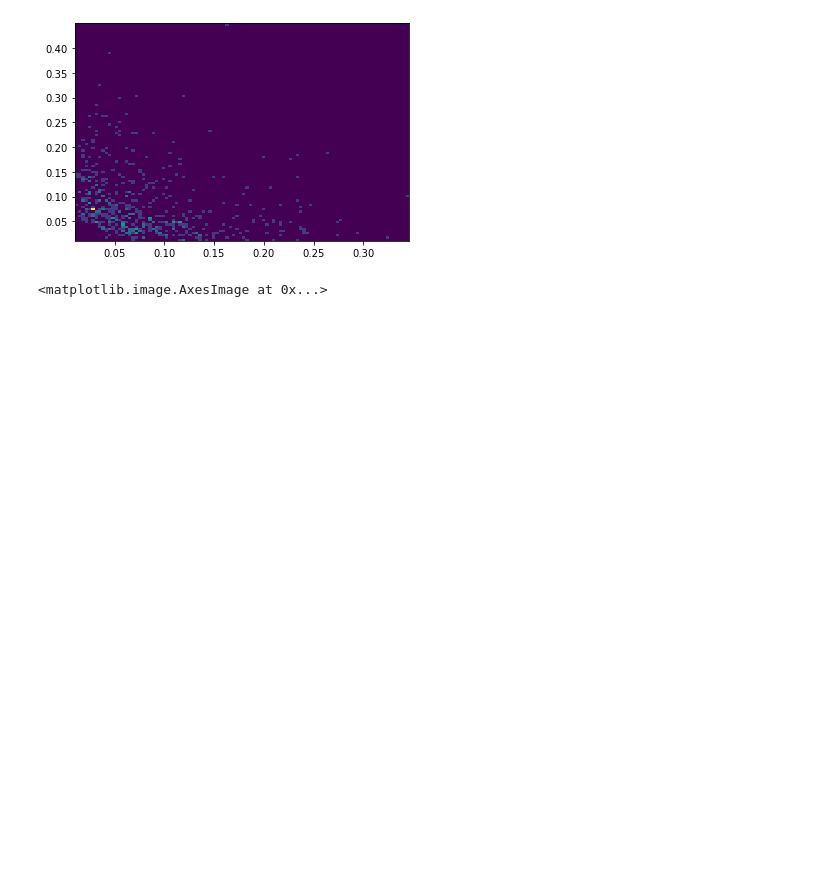
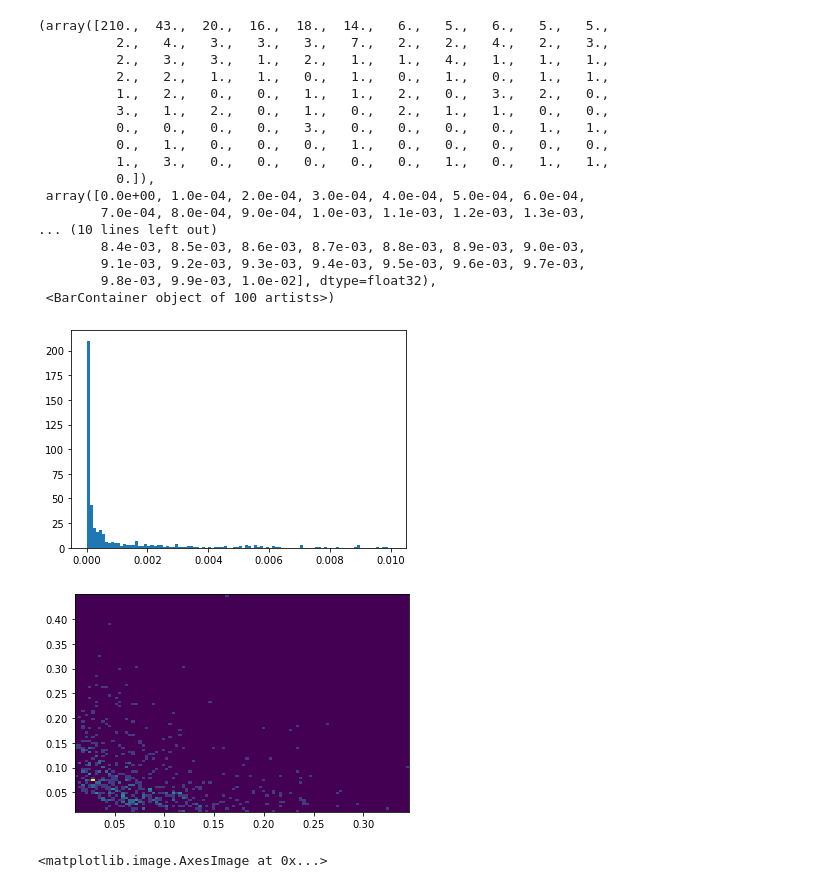
Before and after one commit to valsdav/MEMFlow, a Jupyter notebook: notebooks/unfolding_flow/Unfolding_flow_v1.ipynb, the cells around one changed output. Saved outputs shown, nothing was run; the diff lists cells and outputs as text; code cells hidden in the pictures; blank space fills up the shorter version.

```diff
--- a/notebooks/unfolding_flow/Unfolding_flow_v1.ipynb
+++ b/notebooks/unfolding_flow/Unfolding_flow_v1.ipynb
@@ -35,6 +37,27 @@ data_ps, data_ps_detjacinv,
 mask_lepton, data_lepton, mask_jets,
 data_jets,mask_met, data_met,
 mask_boost_reco,data_boost_reco) =  next(iter(dataiterator))
+# %%
+plt.hist(data_ps_detjacinv.flatten().numpy(), bins=100, range=(0, 0.01))
+# %% [output]
+(array([210.,  43.,  20.,  16.,  18.,  14.,   6.,   5.,   6.,   5.,   5.,
+          2.,   4.,   3.,   3.,   3.,   7.,   2.,   2.,   4.,   2.,   3.,
+          2.,   3.,   3.,   1.,   2.,   1.,   1.,   4.,   1.,   1.,   1.,
+          2.,   2.,   1.,   1.,   0.,   1.,   0.,   1.,   0.,   1.,   1.,
+          1.,   2.,   0.,   0.,   1.,   1.,   2.,   0.,   3.,   2.,   0.,
+          3.,   1.,   2.,   0.,   1.,   0.,   2.,   1.,   1.,   0.,   0.,
+          0.,   0.,   0.,   0.,   3.,   0.,   0.,   0.,   0.,   1.,   1.,
+          0.,   1.,   0.,   0.,   0.,   1.,   0.,   0.,   0.,   0.,   0.,
+          1.,   3.,   0.,   0.,   0.,   0.,   0.,   1.,   0.,   1.,   1.,
+          0.]),
+ array([0.0e+00, 1.0e-04, 2.0e-04, 3.0e-04, 4.0e-04, 5.0e-04, 6.0e-04,
+        7.0e-04, 8.0e-04, 9.0e-04, 1.0e-03, 1.1e-03, 1.2e-03, 1.3e-03,
+... (10 lines left out)
+        8.4e-03, 8.5e-03, 8.6e-03, 8.7e-03, 8.8e-03, 8.9e-03, 9.0e-03,
+        9.1e-03, 9.2e-03, 9.3e-03, 9.4e-03, 9.5e-03, 9.6e-03, 9.7e-03,
+        9.8e-03, 9.9e-03, 1.0e-02], dtype=float32),
+ <BarContainer object of 100 artists>)
+[figure, added]
 # %%
 # Initialize Transformer Layer
 transformer = ConditioningTransformerLayer(jets_features=data_jets.size(2),
```
Also changed, not shown: parts of 5 cells of this notebook.
